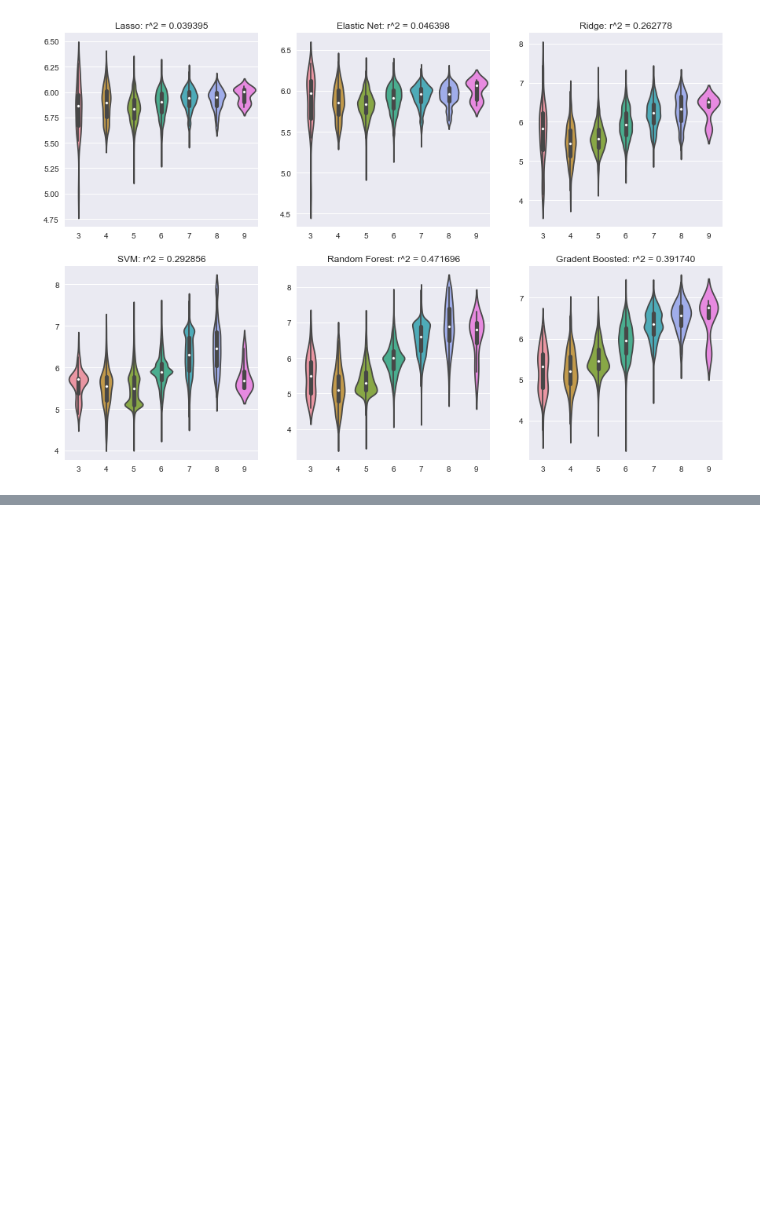
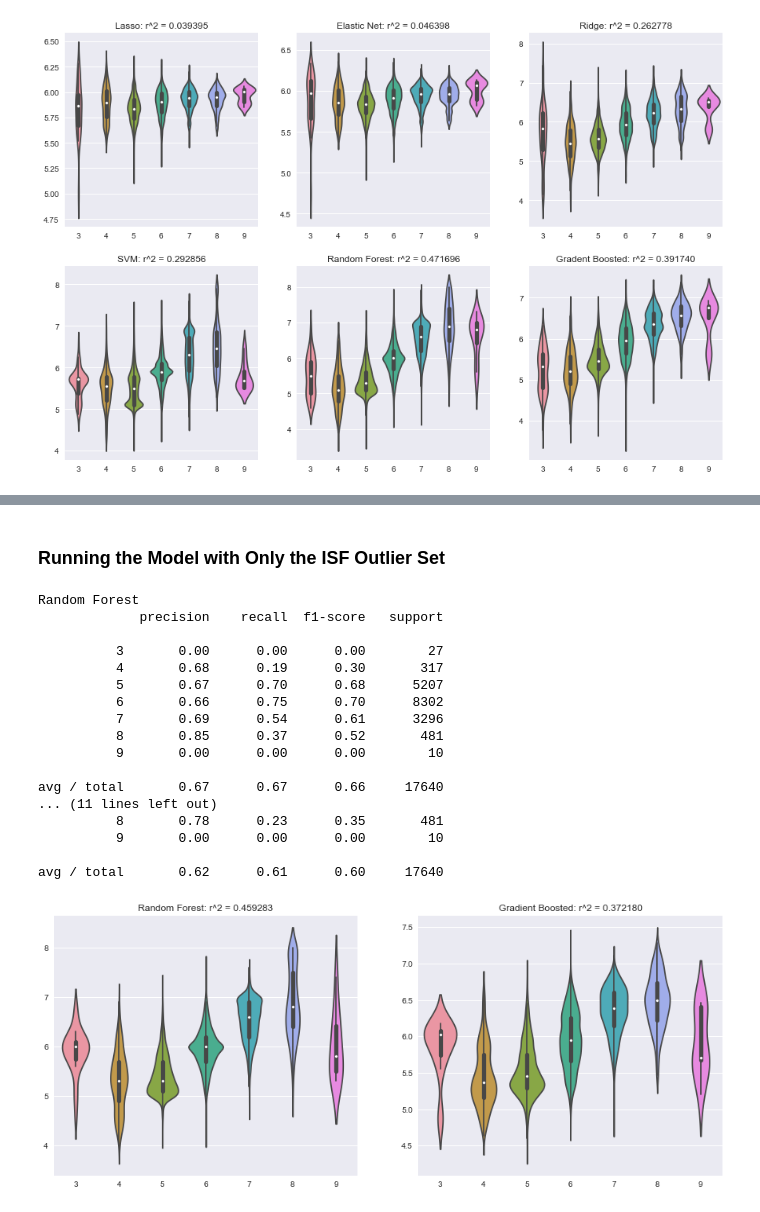
Before and after one commit to cheidt/Chris_Learning_Machine, a Jupyter notebook: Wine/Wine_Testing.ipynb, the cells around one changed output, grey strips where cells are left out. Cells and saved outputs as stored; diff of their text form; code cells hidden in the pictures; blank space fills up the shorter version.

```diff
--- a/Wine/Wine_Testing.ipynb
+++ b/Wine/Wine_Testing.ipynb
@@ -836,0 +887,47 @@ plt.show()
+# %% [markdown]
+### Running the Model with Only the ISF Outlier Set
+# %%
+RFC_models = []; RFR_models = []; GBC_models = []; GBR_models = []
+for training_set in ISF_train_list:
+    RFC_models.append(RFC().fit(training_set[names], training_set['quality']))
+    RFR_models.append(RFR().fit(training_set[names], training_set['quality']))
+    GBC_models.append(GBC().fit(training_set[names], training_set['quality']))
+    GBR_models.append(GBR().fit(training_set[names], training_set['quality']))
+
+RFC_predicted = []; Expected = []; RFR_predicted = []; GBC_predicted = []; GBR_predicted = []
+for i in range(len(ISF_test_list)):
+    RFC_predicted.extend(RFC_models[i].predict(ISF_test_list[i][names]))
+    RFR_predicted.extend(RFR_models[i].predict(ISF_test_list[i][names]))
+    GBC_predicted.extend(GBC_models[i].predict(ISF_test_list[i][names]))
+    GBR_predicted.extend(GBR_models[i].predict(ISF_test_list[i][names]))
+    Expected.extend(ISF_test_list[i]['quality'])
+
+print('\n\n\033[4m'+'Random Forest'+'\033[0m'+'\n'+cr(Expected, RFC_predicted))
+print('\n\n\033[4m'+'Gradient Boosted'+'\033[0m'+'\n'+cr(Expected, GBC_predicted))
+plt.figure(1, figsize=(15, 6))
+plt.subplot(1,2,1)
+sns.violinplot(Expected, RFR_predicted)
+plt.title('Random Forest: r^2 = {0:.6f}'.format(r2(Expected, RFR_predicted)))
+plt.subplot(1,2,2)
+sns.violinplot(Expected, GBR_predicted)
+plt.title('Gradient Boosted: r^2 = {0:.6f}'.format(r2(Expected, GBR_predicted)))
+plt.show()
+# %% [output]
+Random Forest
+             precision    recall  f1-score   support
+
+          3       0.00      0.00      0.00        27
+          4       0.68      0.19      0.30       317
+          5       0.67      0.70      0.68      5207
+          6       0.66      0.75      0.70      8302
+          7       0.69      0.54      0.61      3296
+          8       0.85      0.37      0.52       481
+          9       0.00      0.00      0.00        10
+
+avg / total       0.67      0.67      0.66     17640
+... (11 lines left out)
+          8       0.78      0.23      0.35       481
+          9       0.00      0.00      0.00        10
+
+avg / total       0.62      0.61      0.60     17640
+[figure, added]
```
Also changed, not shown: parts of 28 cells of this notebook, 2 other files.
